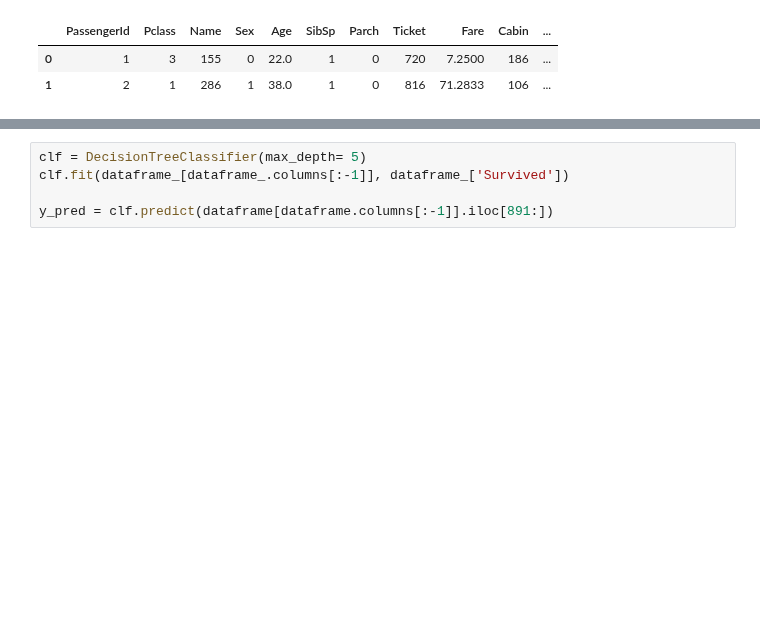
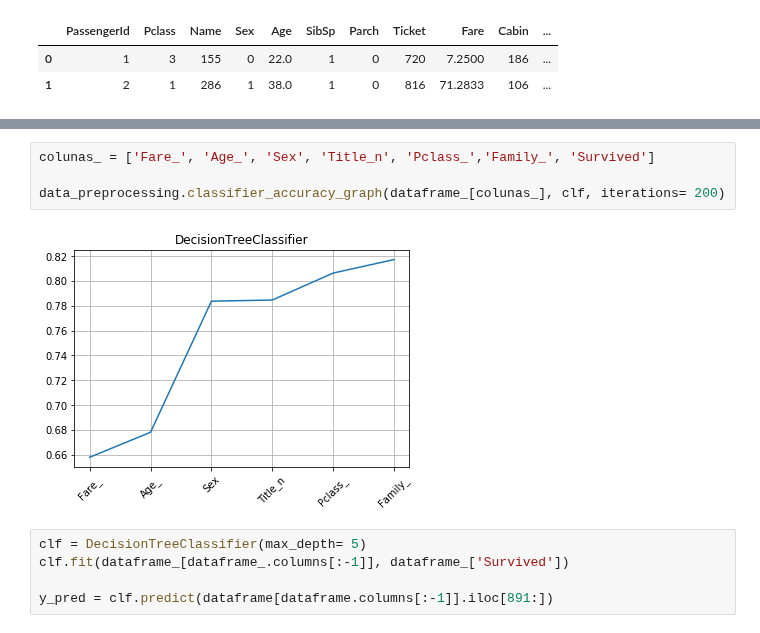
Before and after one commit to LeoFernanndes/notebooks, a Jupyter notebook: titanic_data_manipulation.ipynb, the cells around one changed output, grey strips where cells are left out. Cells and saved outputs as stored; diff of their text form; blank space fills up the shorter version.

```diff
--- a/titanic_data_manipulation.ipynb
+++ b/titanic_data_manipulation.ipynb
@@ -216,3 +220,9 @@ data_preprocessing.classifier_accuracy_graph(dataframe_, clf, iterations= 200)
+# %%
+colunas_ = ['Fare_', 'Age_', 'Sex', 'Title_n', 'Pclass_','Family_', 'Survived']
+
+data_preprocessing.classifier_accuracy_graph(dataframe_[colunas_], clf, iterations= 200)
+# %% [output]
+[figure, added]
 # %%
 clf = DecisionTreeClassifier(max_depth= 5)
 clf.fit(dataframe_[dataframe_.columns[:-1]], dataframe_['Survived'])
```
Also changed, not shown: parts of 8 cells of this notebook.
